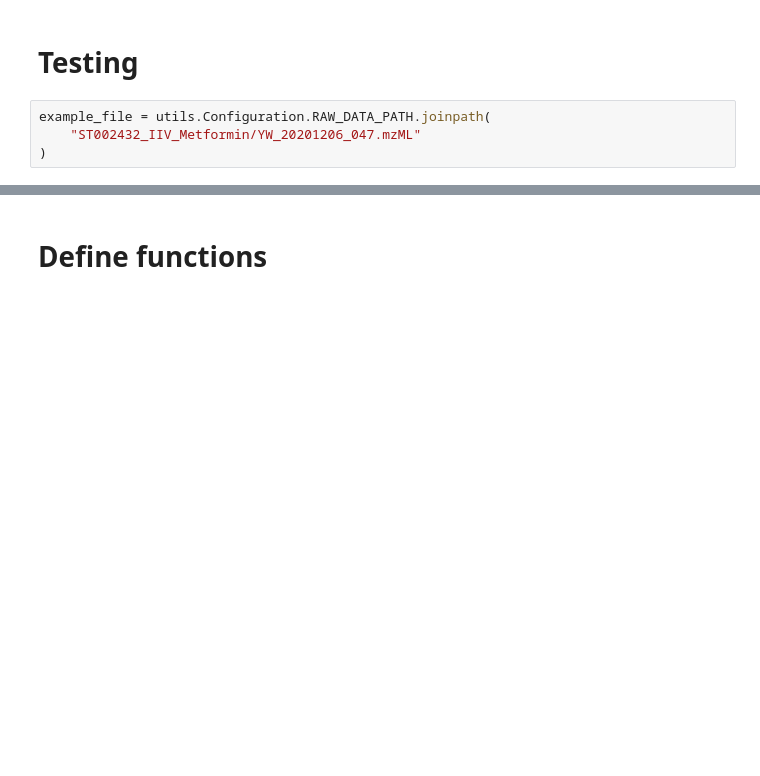
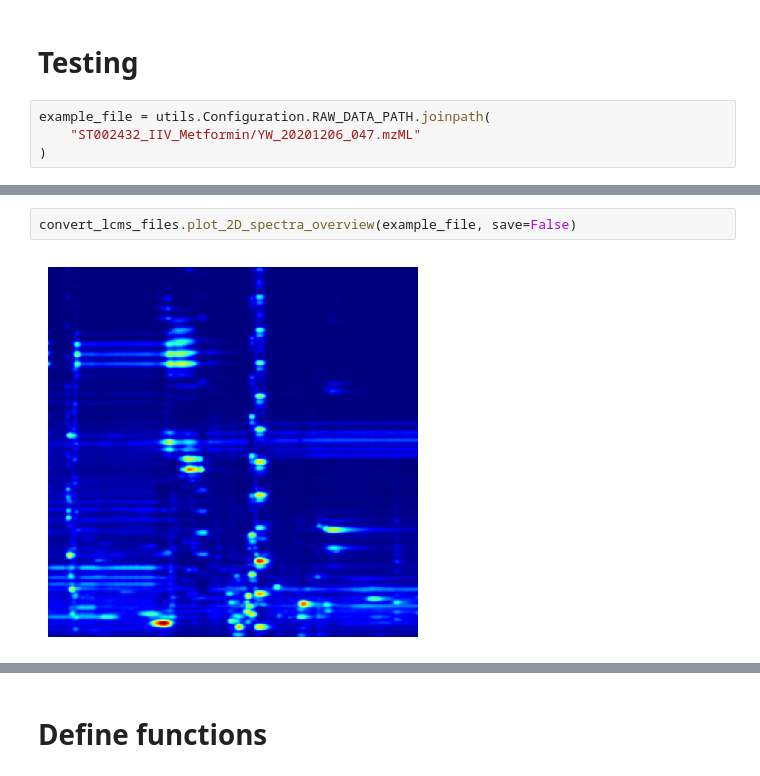
Before and after one commit to adamcseresznye/DeepLCMS, a Jupyter notebook: notebooks/NB2_ACS_Convert_mzML_to_images_pipeline.ipynb, the cells around one changed output, grey strips where cells are left out. Cells and saved outputs as stored; diff of their text form; blank space fills up the shorter version.

Commit message:
convert_lcms_files updated

```diff
--- a/notebooks/NB2_ACS_Convert_mzML_to_images_pipeline.ipynb
+++ b/notebooks/NB2_ACS_Convert_mzML_to_images_pipeline.ipynb
@@ -86,0 +11,4 @@ plot_spectra_2D_overview_NEW(example_file)
+# %%
+convert_lcms_files.plot_2D_spectra_overview(example_file, save=False)
+# %% [output]
+[figure, added]
```
Also changed, not shown: parts of 4 cells of this notebook, 2 other files.
